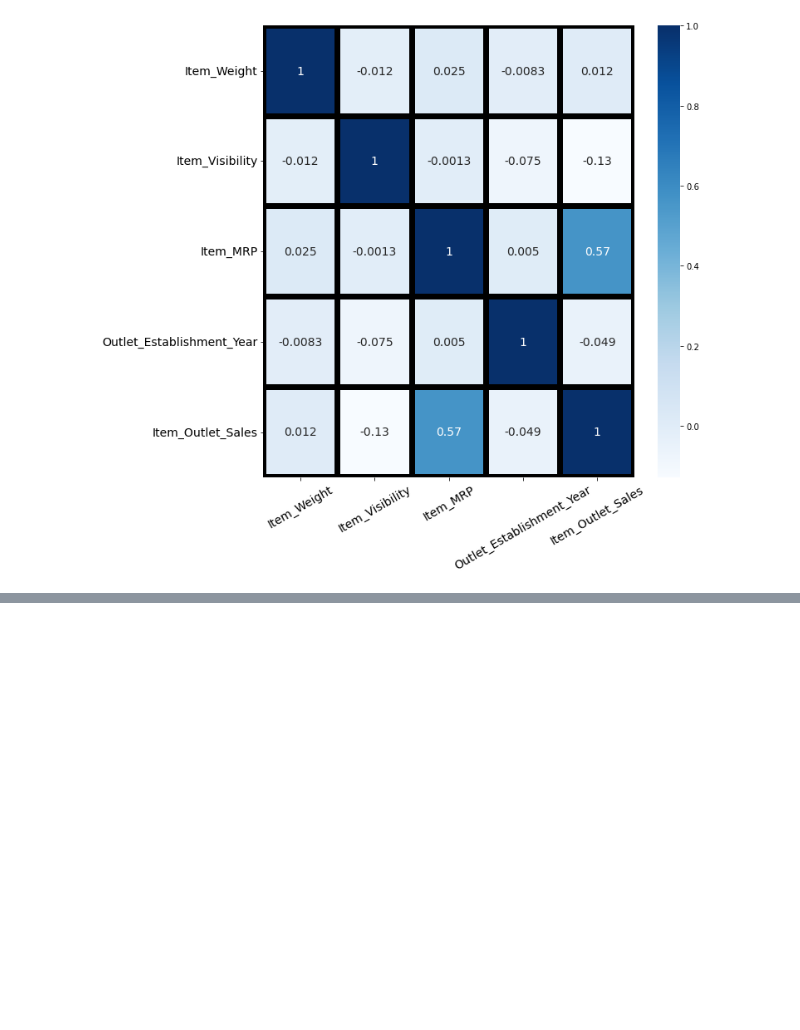
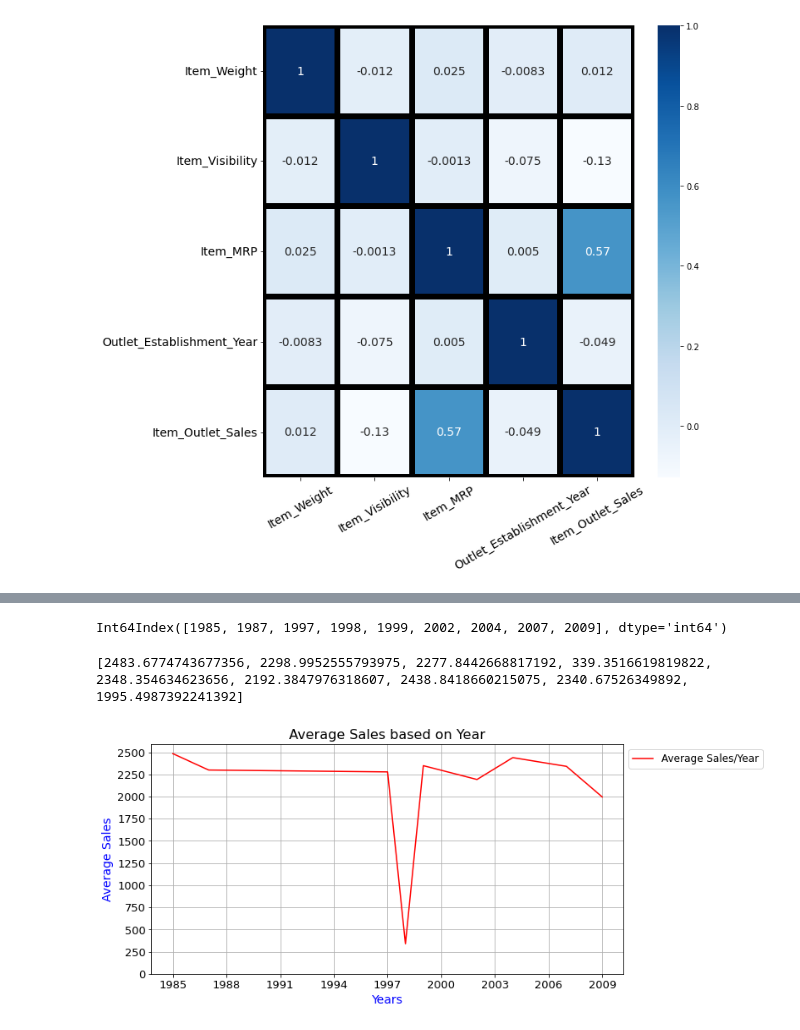
Before and after one commit to ryanba08/grocery_Sales_data, a Jupyter notebook: sales_Data.ipynb, the cells around one changed output, grey strips where cells are left out. Saved outputs shown, nothing was run; the diff lists cells and outputs as text; code cells hidden in the pictures; blank space fills up the shorter version.

```diff
--- a/sales_Data.ipynb
+++ b/sales_Data.ipynb
@@ -301,0 +315,26 @@ plt.title('Sales of item Based on Year Established',fontsize='16',weight='bold')
+# %%
+year_series = df['Outlet_Establishment_Year'].value_counts()
+year_key_sorted = year_series.keys().sort_values(ascending=True)
+year_key_sorted
+# %% [output]
+Int64Index([1985, 1987, 1997, 1998, 1999, 2002, 2004, 2007, 2009], dtype='int64')
+# %%
+mean_of_year = []
+for x in year_key_sorted:
+  df_years = df['Outlet_Establishment_Year'] == x
+  mean_of_year.append(df.loc[df_years,'Item_Outlet_Sales'].mean())
+print(mean_of_year)
+# %% [output]
+[2483.6774743677356, 2298.9952555793975, 2277.8442668817192, 339.3516619819822, 2348.354634623656, 2192.3847976318607, 2438.8418660215075, 2340.67526349892, 1995.4987392241392]
+# %%
+axes, fig = plt.subplots(nrows=1,ncols=1,figsize=(10,5))
+axes = plt.plot(year_key_sorted,mean_of_year,color='red',label='Average Sales/Year')
+plt.xticks(np.arange(1985,2010, step=3),fontsize=13)
+plt.yticks(np.arange(0,2501,step=250),fontsize=13)
+plt.xlabel('Years',fontsize=14,color='b')
+plt.ylabel('Average Sales',fontsize=14,color='b')
+plt.title("Average Sales based on Year",fontsize=16)
+plt.legend(bbox_to_anchor=(1,1),fontsize=12)
+plt.grid();
+# %% [output]
+[figure, added]
```
Also changed, not shown: parts of 4 cells of this notebook.
